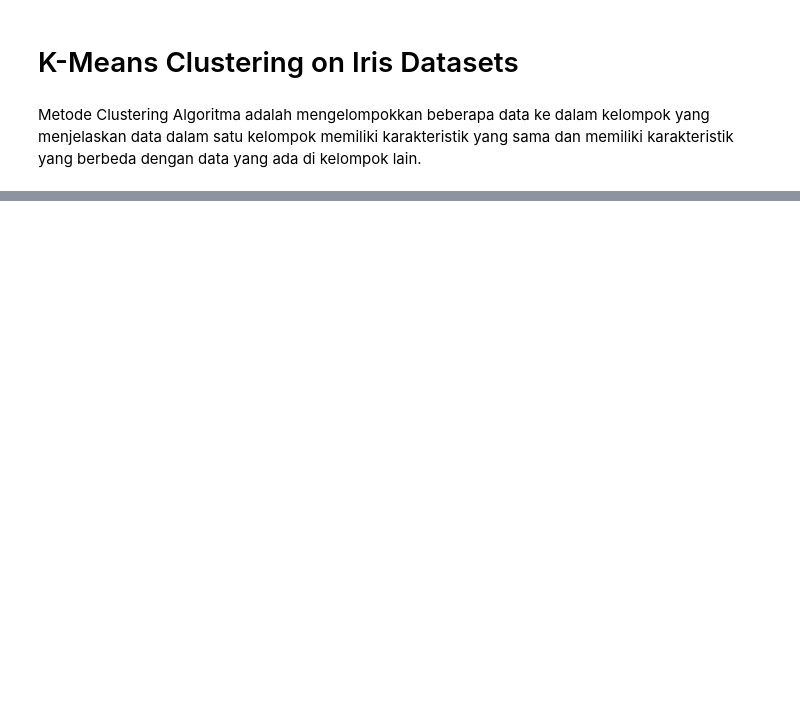
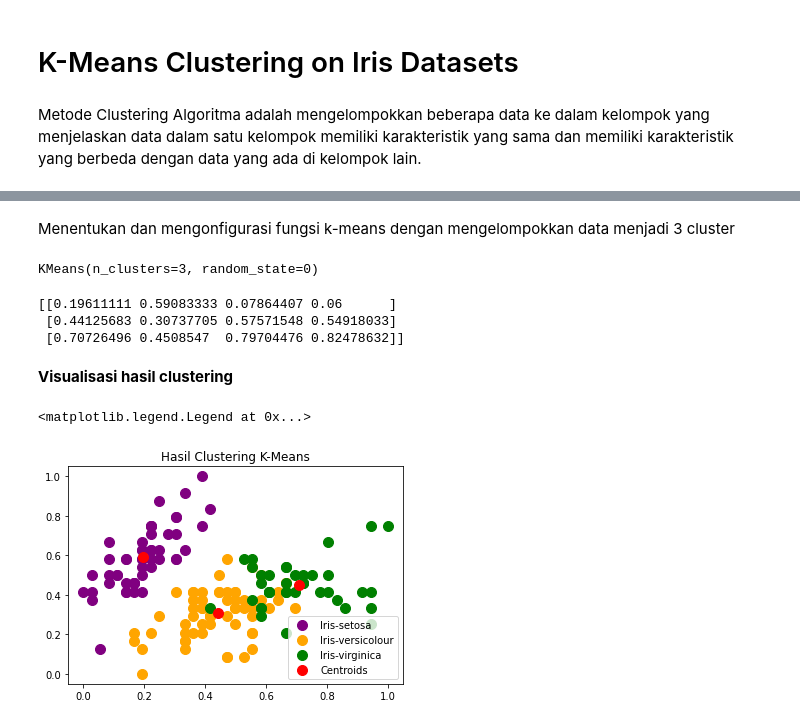
Before and after one commit to zakkiya/datamining, a Jupyter notebook: _sources/tugas4.ipynb, the cells around one changed output, grey strips where cells are left out. Cells and saved outputs as stored; diff of their text form; code cells hidden in the pictures; blank space fills up the shorter version.

```diff
--- a/_sources/tugas4.ipynb
+++ b/_sources/tugas4.ipynb
@@ -57,0 +39,4 @@ Iris-versicolor       0.00      0.00      0.00        50
+# %%
+# Mengubah dataframe ke dalam bentuk array
+x_array = np.array(irisdata_x)
+print(x_array)
@@ -57,0 +65,6 @@ Iris-versicolor       0.00      0.00      0.00        50
+# %%
+scaler = MinMaxScaler()
+x_scaled = scaler.fit_transform(x_array)
+x_scaled
+dataframe= pd.DataFrame(x_scaled, columns=['Sepal-Length','Sepal-Width','Petal-Length','Petal-Width'])
+print (dataframe)
@@ -57,0 +86,17 @@ Iris-versicolor       0.00      0.00      0.00        50
+# %% [markdown]
+Menentukan dan mengonfigurasi fungsi k-means dengan mengelompokkan data menjadi 3 cluster
+# %%
+kmeans = KMeans(n_clusters = 3, init = 'k-means++', max_iter = 300, n_init = 10, random_state = 0)
+y_kmeans = kmeans.fit_predict(x_scaled)
+# %%
+kmeans.fit(x_scaled)
+# %% [output]
+KMeans(n_clusters=3, random_state=0)
+# %%
+# Menentukan Nilai Centroid
+
+print(kmeans.cluster_centers_)
+# %% [output]
+[[0.19611111 0.59083333 0.07864407 0.06      ]
+ [0.44125683 0.30737705 0.57571548 0.54918033]
+ [0.70726496 0.4508547  0.79704476 0.82478632]]
@@ -57,0 +106,17 @@ Iris-versicolor       0.00      0.00      0.00        50
+# %% [markdown]
+**Visualisasi hasil clustering**
+# %%
+#Cara 1
+#Visualising the clusters
+plt.title("Hasil Clustering K-Means")
+plt.scatter(x_scaled[y_kmeans == 0, 0], x_scaled[y_kmeans == 0, 1], s = 100, c = 'purple', label = 'Iris-setosa')
+plt.scatter(x_scaled[y_kmeans == 1, 0], x_scaled[y_kmeans == 1, 1], s = 100, c = 'orange', label = 'Iris-versicolour')
+plt.scatter(x_scaled[y_kmeans == 2, 0], x_scaled[y_kmeans == 2, 1], s = 100, c = 'green', label = 'Iris-virginica')
+
+#Plotting the centroids of the clusters
+plt.scatter(kmeans.cluster_centers_[:, 0], kmeans.cluster_centers_[:,1], s = 100, c = 'red', label = 'Centroids')
+
+plt.legend()
+# %% [output]
+<matplotlib.legend.Legend at 0x...>
+[figure, added]
```
Also changed, not shown: parts of 17 cells of this notebook, 5 other files.
